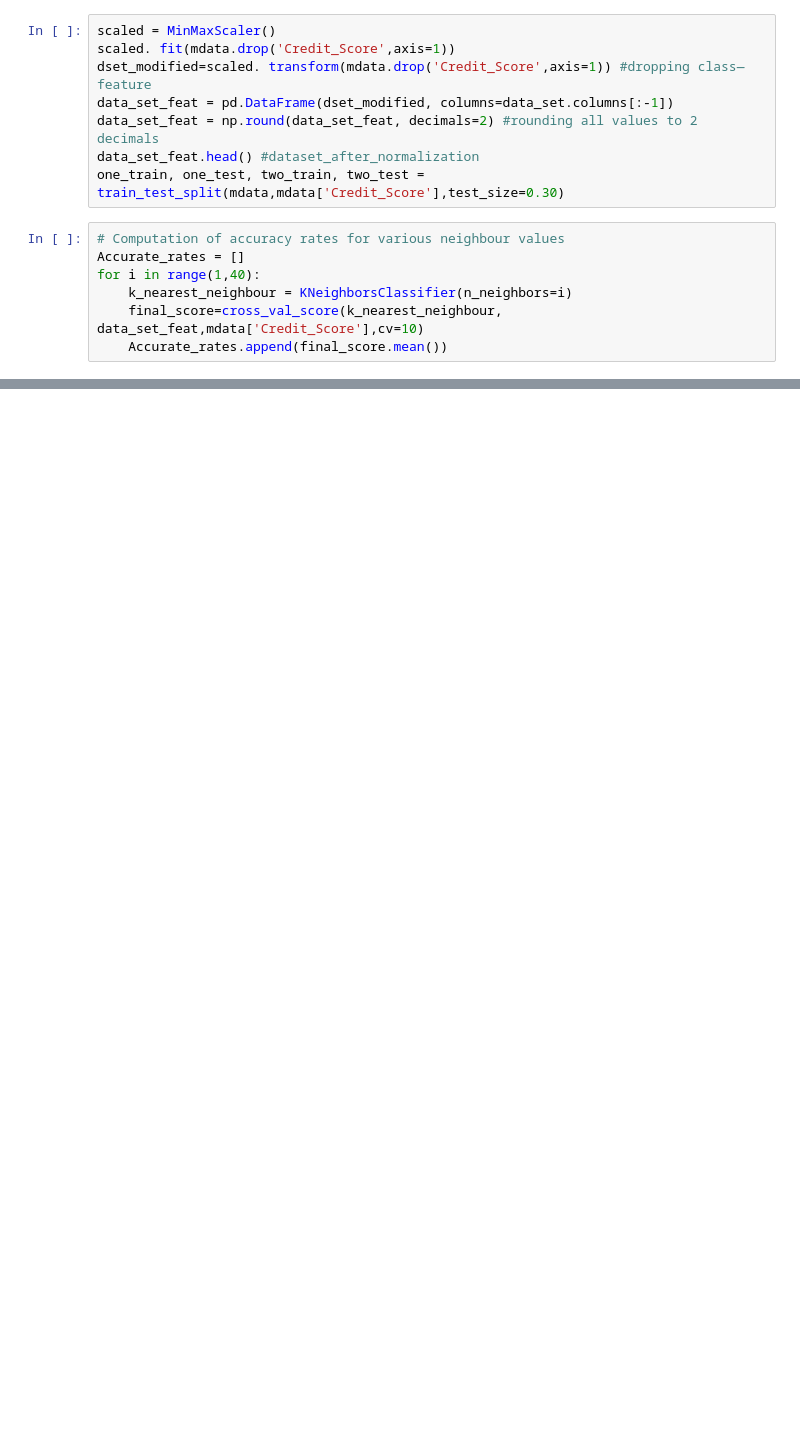
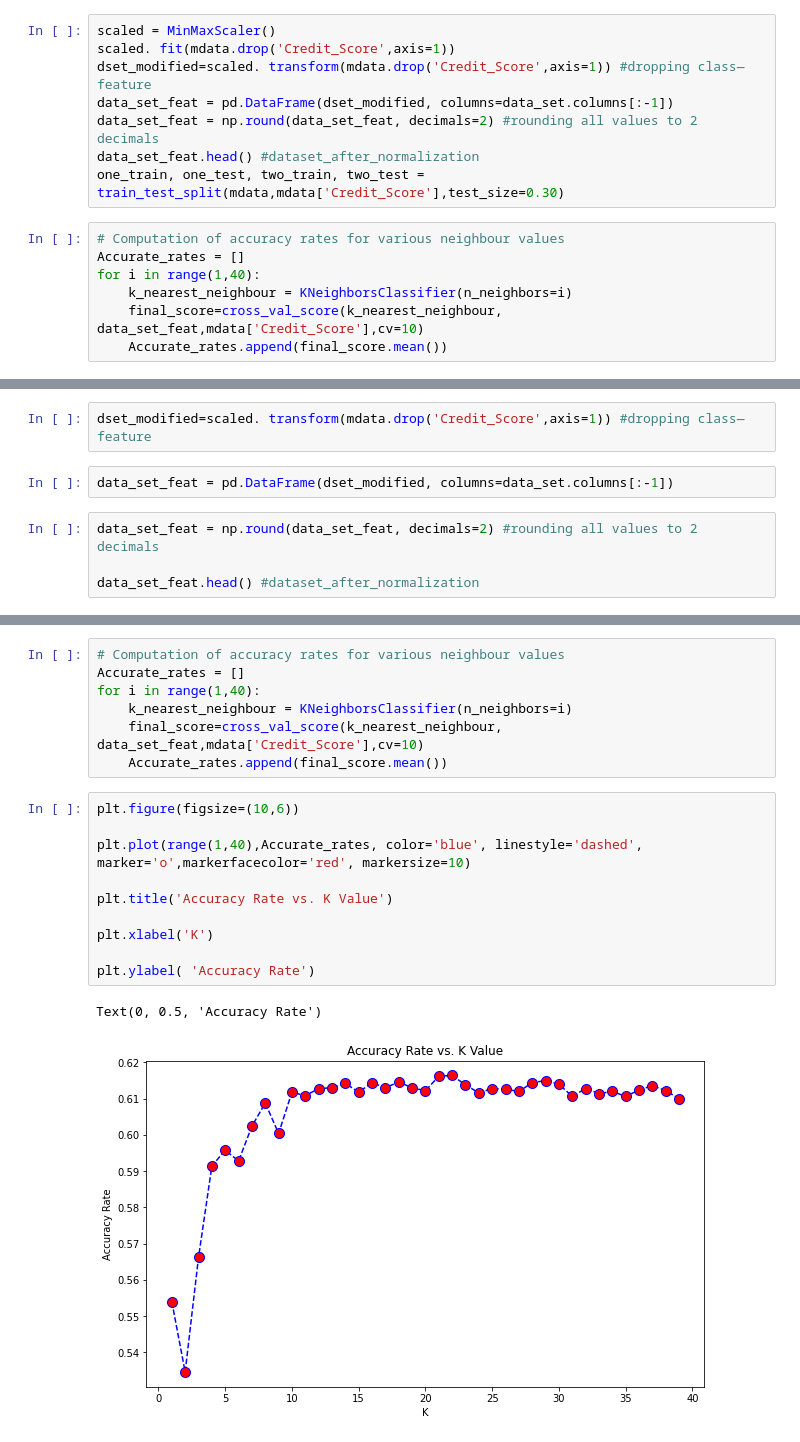
Before and after one commit to deepaksaipendyala/Credit-Score-Classification, a Jupyter notebook: Credit_score_classification.ipynb, the cells around one changed output, grey strips where cells are left out. Drawn from its saved outputs; the diff is of its cells as text; blank space fills up the shorter version.

```diff
--- a/Credit_score_classification.ipynb
+++ b/Credit_score_classification.ipynb
@@ -830,0 +845,8 @@ Text(0, 0.5, 'Accuracy Rate')
+# %%
+dset_modified=scaled. transform(mdata.drop('Credit_Score',axis=1)) #dropping class—feature
+# %%
+data_set_feat = pd.DataFrame(dset_modified, columns=data_set.columns[:-1])
+# %%
+data_set_feat = np.round(data_set_feat, decimals=2) #rounding all values to 2 decimals
+
+data_set_feat.head() #dataset_after_normalization
@@ -830,0 +869,20 @@ Text(0, 0.5, 'Accuracy Rate')
+# %%
+# Computation of accuracy rates for various neighbour values
+Accurate_rates = []
+for i in range(1,40):
+    k_nearest_neighbour = KNeighborsClassifier(n_neighbors=i)
+    final_score=cross_val_score(k_nearest_neighbour, data_set_feat,mdata['Credit_Score'],cv=10)
+    Accurate_rates.append(final_score.mean())
+# %%
+plt.figure(figsize=(10,6))
+
+plt.plot(range(1,40),Accurate_rates, color='blue', linestyle='dashed', marker='o',markerfacecolor='red', markersize=10)
+
+plt.title('Accuracy Rate vs. K Value')
+
+plt.xlabel('K')
+
+plt.ylabel( 'Accuracy Rate')
+# %% [output]
+Text(0, 0.5, 'Accuracy Rate')
+[figure, added]
```
Also changed, not shown: parts of 56 cells of this notebook.
